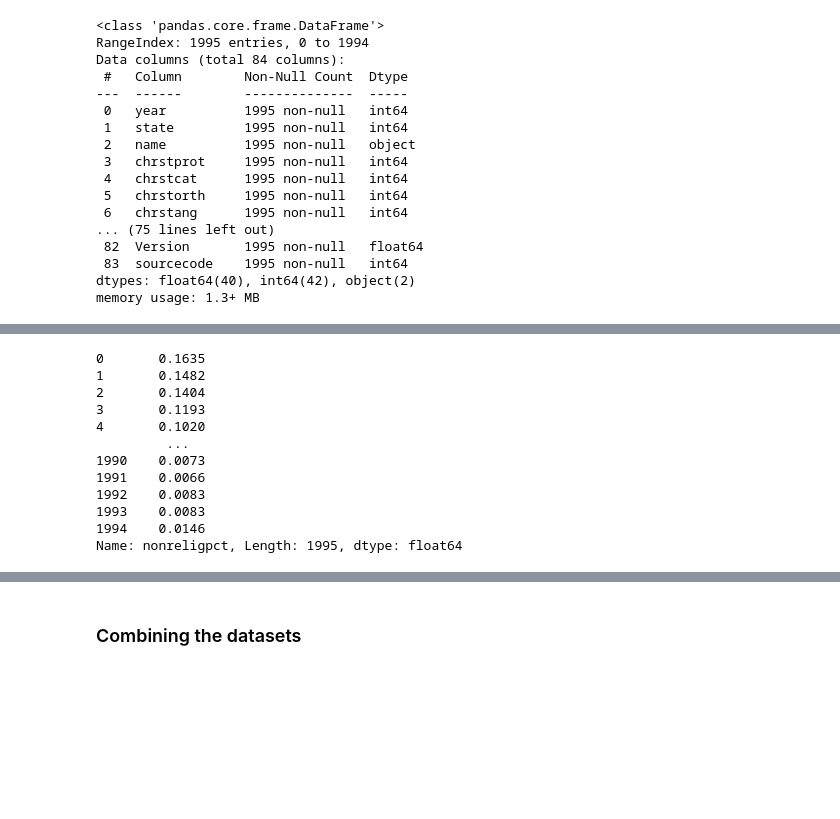
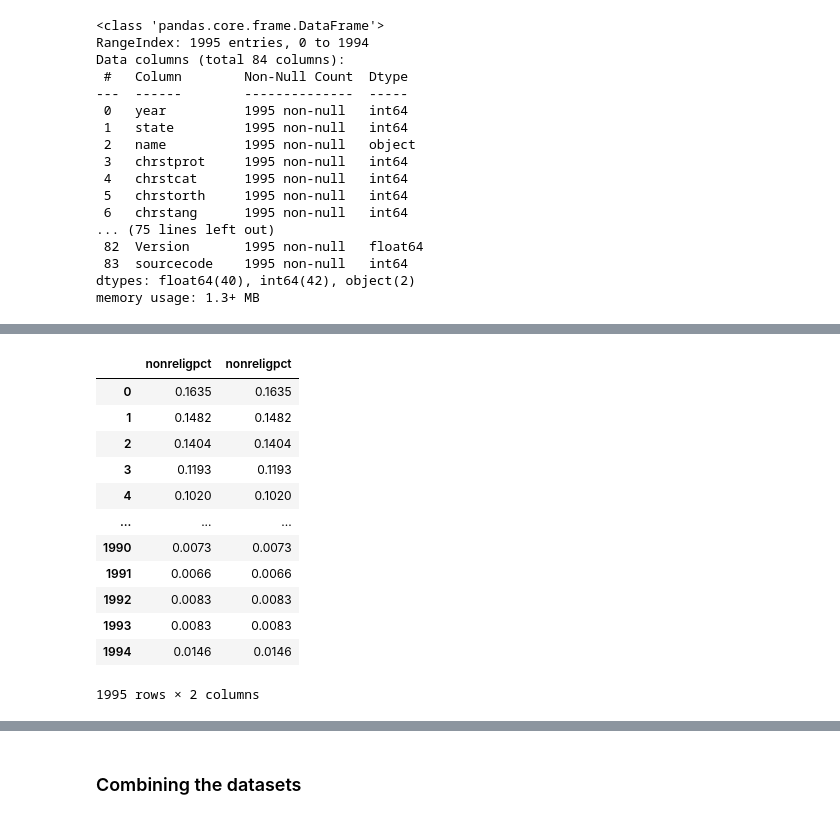
Before and after one commit to R0go/Religion, a Jupyter notebook: project.ipynb, the cells around one changed output, grey strips where cells are left out. Cells and saved outputs as stored; diff of their text form; code cells hidden in the pictures; blank space fills up the shorter version.

```diff
--- a/project.ipynb
+++ b/project.ipynb
@@ -129,18 +181,19 @@ array([1945, 1950, 1955, 1960, 1965, 1970, 1975, 1980, 1985, 1990, 1995,
 # %%
-WRP_national.nonreligpct
+WRP_national.drop(columns=[''])
 # %% [output]
+|  | nonreligpct | nonreligpct |
+| 0 | 0.1635 | 0.1635 |
+| 1 | 0.1482 | 0.1482 |
+| 2 | 0.1404 | 0.1404 |
+| 3 | 0.1193 | 0.1193 |
+| 4 | 0.1020 | 0.1020 |
+| ... | ... | ... |
+| 1990 | 0.0073 | 0.0073 |
+| 1991 | 0.0066 | 0.0066 |
+| 1992 | 0.0083 | 0.0083 |
+| 1993 | 0.0083 | 0.0083 |
+| 1994 | 0.0146 | 0.0146 |
-0       0.1635
-1       0.1482
-2       0.1404
-3       0.1193
-4       0.1020
-         ...
-1990    0.0073
-1991    0.0066
-1992    0.0083
-1993    0.0083
-1994    0.0146
-Name: nonreligpct, Length: 1995, dtype: float64
+1995 rows × 2 columns
 # %%
 plt.hist(WRP_national.nonreligpct)
 plt.show()
```
Also changed, not shown: parts of 10 cells of this notebook.
